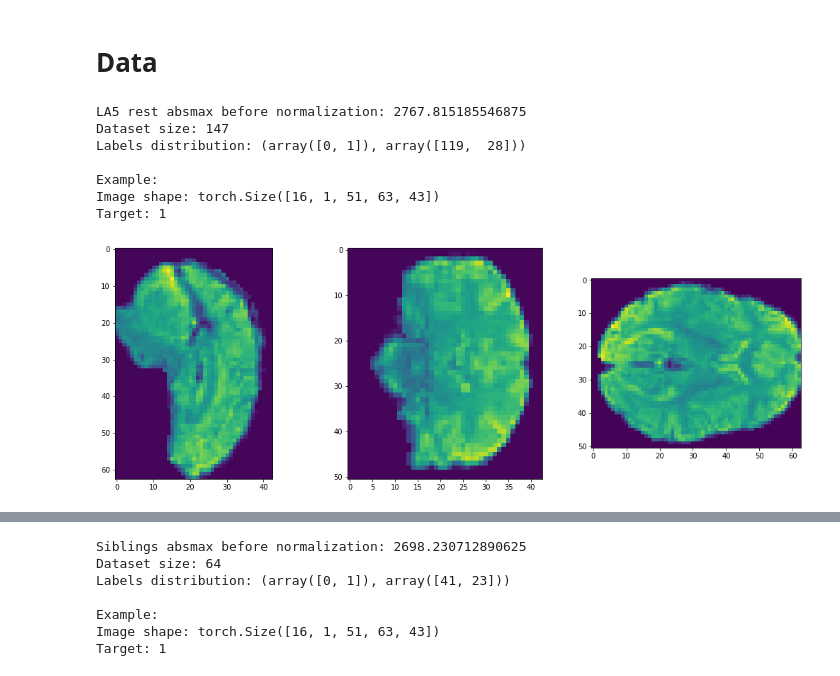
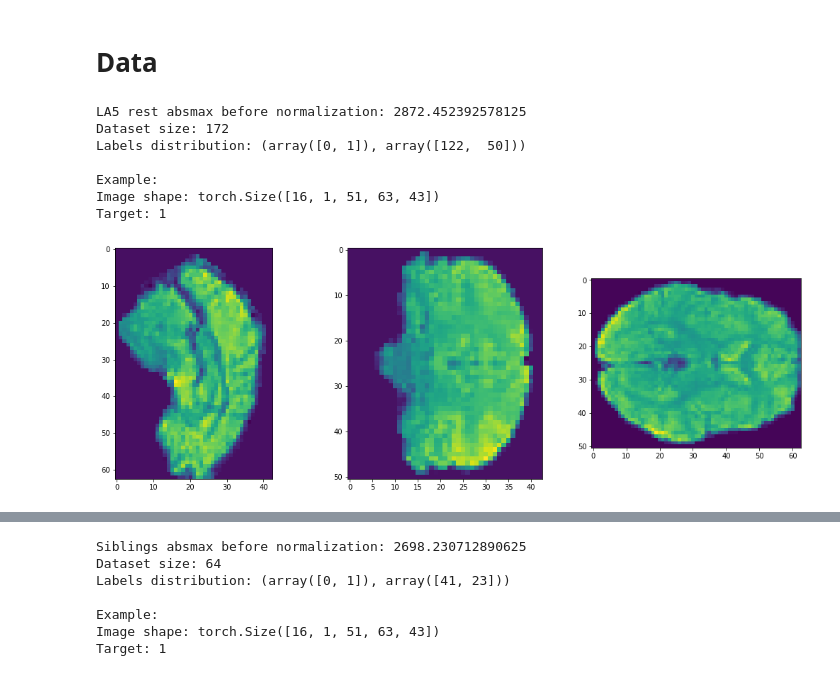
Before and after one commit to rakhimovv/mri-domain-adaptation, a Jupyter notebook: base_fmri.ipynb, the cells around one changed output, grey strips where cells are left out. Saved outputs shown, nothing was run; the diff lists cells and outputs as text; code cells hidden in the pictures.

```diff
--- a/base_fmri.ipynb
+++ b/base_fmri.ipynb
@@ -47,39 +33,39 @@ def ToTensor(img):
 # %%
 la5_rest_dataset = data.LA5_Siblings_MRI(
     paths=paths.la5_data,
     target_path=paths.la5_target_path,
     load_online=True,
     mri_type="fMRI",
     mri_file_suffix=paths.la5_rest_fmri_file_suffix,
     brain_mask_suffix=paths.la5_rest_fmri_brain_mask_suffix,
     coord_min=(7, 7, 0),
     img_shape=(51, 63, 43),
     seq_len=16,
     problems=['Schz/Control'],
     temp_storage_path=paths.la5_temp_npy_folder_path,
 )
-la5_rest_absmax = 2767.815185546875 # 2442.174560546875 # get_absmax(la5_rest_dataset)
+la5_rest_absmax = 2872.452392578125 # data.get_absmax(la5_rest_dataset, device)
 la5_rest_dataset.transform = transforms.Compose([
-    ToTensor,
-    functools.partial(AbsMaxScale, absmax=la5_rest_absmax),])
+    functools.partial(data.ToTensor, device=device),
+    functools.partial(data.AbsMaxScale, absmax=la5_rest_absmax),])
 print("LA5 rest absmax before normalization: {}".format(la5_rest_absmax))
 print("Dataset size: {}".format(len(la5_rest_dataset)))
 print("Labels distribution: {}\n".format(np.unique(la5_rest_dataset.labels, return_counts=True)))
 
 print("Example:")
 img, target = la5_rest_dataset[-1]
 print("Image shape: {}".format(img.shape))
 print("Target: {}".format(target))
 viz_tools.plot_central_cuts(img.cpu(), t=-1)
 # %% [output]
-LA5 rest absmax before normalization: 2767.815185546875
-Dataset size: 147
-Labels distribution: (array([0, 1]), array([119,  28]))
+LA5 rest absmax before normalization: 2872.452392578125
+Dataset size: 172
+Labels distribution: (array([0, 1]), array([122,  50]))
 
 Example:
 Image shape: torch.Size([16, 1, 51, 63, 43])
 Target: 1
-[figure, old version]
+[figure, new version]
 # %%
 la5_task_dataset = data.LA5_Siblings_MRI(
     paths=paths.la5_data,
```
Also changed, not shown: parts of 10 cells of this notebook, 10 other files.
